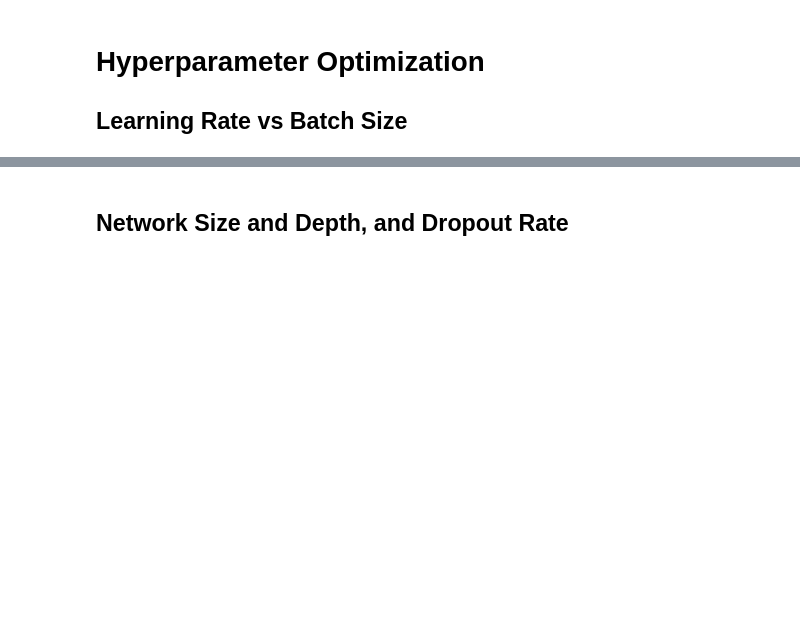
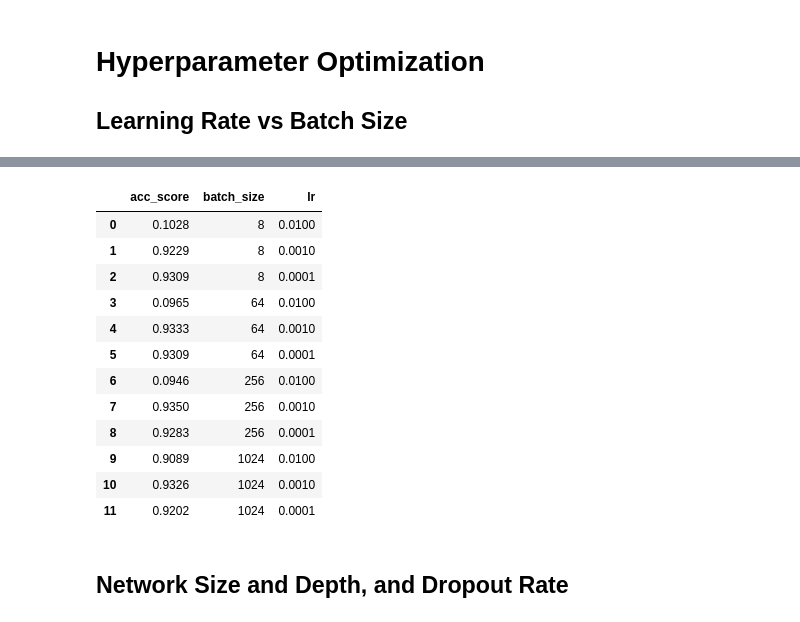
Before and after one commit to asdfbat/FYS-STK4155, a Jupyter notebook: Project3/src/Fashion_CNN.ipynb, the cells around one changed output, grey strips where cells are left out. Cells and saved outputs as stored; diff of their text form; code cells hidden in the pictures; blank space fills up the shorter version.

```diff
--- a/Project3/src/Fashion_CNN.ipynb
+++ b/Project3/src/Fashion_CNN.ipynb
@@ -148,6 +169,22 @@ for batch_size in all_params["batch_size"]:
 # %%
 hp_df = pd.DataFrame.from_dict(hp_dict)
 hp_df.to_pickle("../data/hp_df_CNN_lr_batch.pickle")
+# %%
+hp_df
+# %% [output]
+|  | acc_score | batch_size | lr |
+| 0 | 0.1028 | 8 | 0.0100 |
+| 1 | 0.9229 | 8 | 0.0010 |
+| 2 | 0.9309 | 8 | 0.0001 |
+| 3 | 0.0965 | 64 | 0.0100 |
+| 4 | 0.9333 | 64 | 0.0010 |
+| 5 | 0.9309 | 64 | 0.0001 |
+| 6 | 0.0946 | 256 | 0.0100 |
+| 7 | 0.9350 | 256 | 0.0010 |
+| 8 | 0.9283 | 256 | 0.0001 |
+| 9 | 0.9089 | 1024 | 0.0100 |
+| 10 | 0.9326 | 1024 | 0.0010 |
+| 11 | 0.9202 | 1024 | 0.0001 |
 # %% [markdown]
 ## Network Size and Depth, and Dropout Rate
 # %%
```
Also changed, not shown: parts of 4 cells of this notebook, 2 other files.
